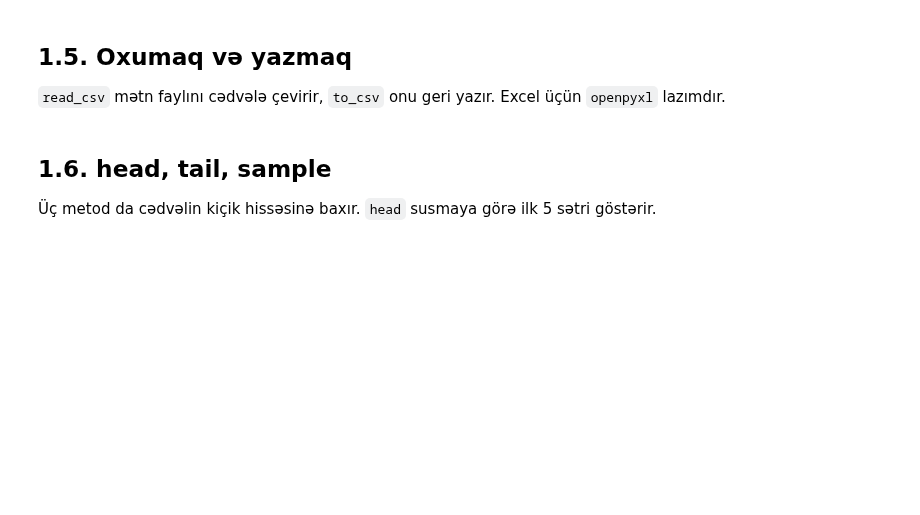
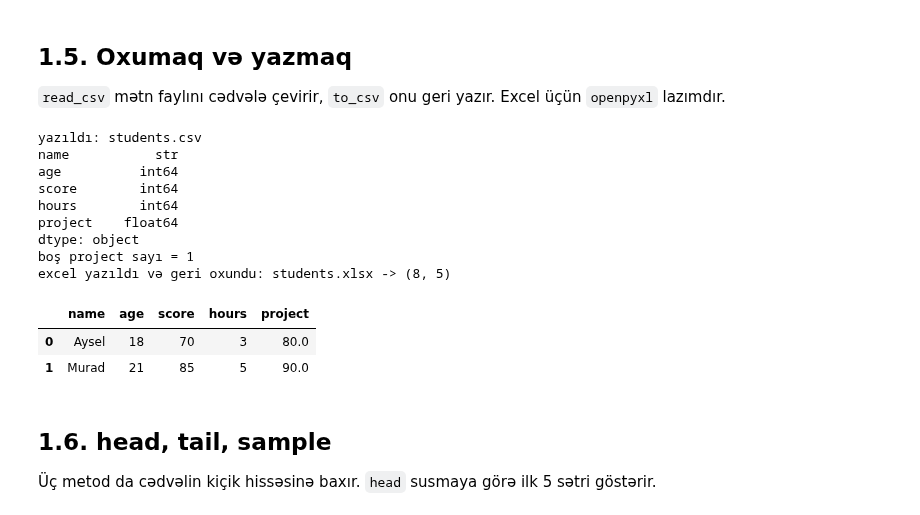
Before and after one commit to ProfBat018/FSDE_Oct_24_9_az, a Jupyter notebook: Lesson2/data_science_dersi.ipynb, the cells around one changed output. Drawn from its saved outputs; the diff is of its cells as text; code cells hidden in the pictures; blank space fills up the shorter version.

```diff
--- a/Lesson2/data_science_dersi.ipynb
+++ b/Lesson2/data_science_dersi.ipynb
@@ -165,34 +217,49 @@ df = pd.DataFrame(
         "age": [18, 21, 19, 22, 20, 18, 23, 19],
         "score": [70, 85, 90, 60, 75, 88, 95, 67],
         "hours": [3, 5, 7, 2, 4, 6, 8, 3],
         # Bir boş xana info-da dolu sayın sütundan sütuna dəyişdiyini göstərir.
         "project": [80, 90, 85, np.nan, 70, 88, 92, 75],
     }
 )
 
 # Fayllar notebook-un işçi qovşağına düşür.
 root = Path.cwd()
 csv_path = root / "students.csv"
 excel_path = root / "students.xlsx"
 
 df.to_csv(csv_path, index=False)
 loaded = pd.read_csv(csv_path)
 print("yazıldı:", csv_path.name)
 print(loaded.dtypes)
+
+# isna() sütunun boş xanalarının sayını qaytarır.
 print("boş project sayı =", int(loaded["project"].isna().sum()))
 
 loaded.to_csv(root / "students_out.csv", index=False)
 
 # Excel üçün openpyxl lazımdır. Kitabxana yoxdursa csv nümunəsi yenə işlək qalır.
 try:
     loaded.to_excel(excel_path, index=False)
     from_excel = pd.read_excel(excel_path, sheet_name=0)
     from_excel.to_excel(root / "students_out.xlsx", index=False)
     print("excel yazıldı və geri oxundu:", excel_path.name, "->", from_excel.shape)
 except ImportError:
     print("Excel nümunəsi ötürülür: openpyxl qurulmayıb (pip install openpyxl).")
 
-loaded.head(3)
+loaded.head(2)
+# %% [output]
+yazıldı: students.csv
+name           str
+age          int64
+score        int64
+hours        int64
+project    float64
+dtype: object
+boş project sayı = 1
+excel yazıldı və geri oxundu: students.xlsx -> (8, 5)
+|  | name | age | score | hours | project |
+| 0 | Aysel | 18 | 70 | 3 | 80.0 |
+| 1 | Murad | 21 | 85 | 5 | 90.0 |
 # %% [markdown]
 ## 1.6. head, tail, sample
 
```
Also changed, not shown: parts of 7 cells of this notebook, 1 other file.
